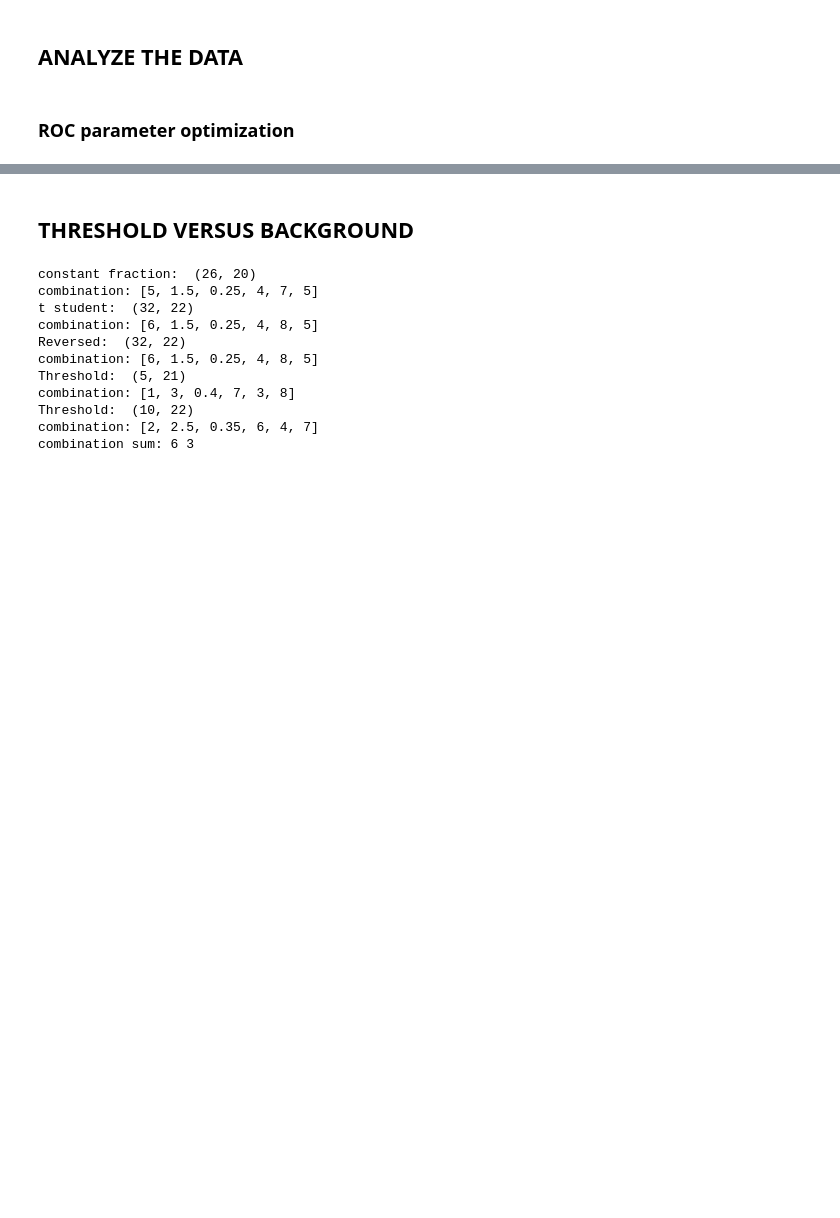
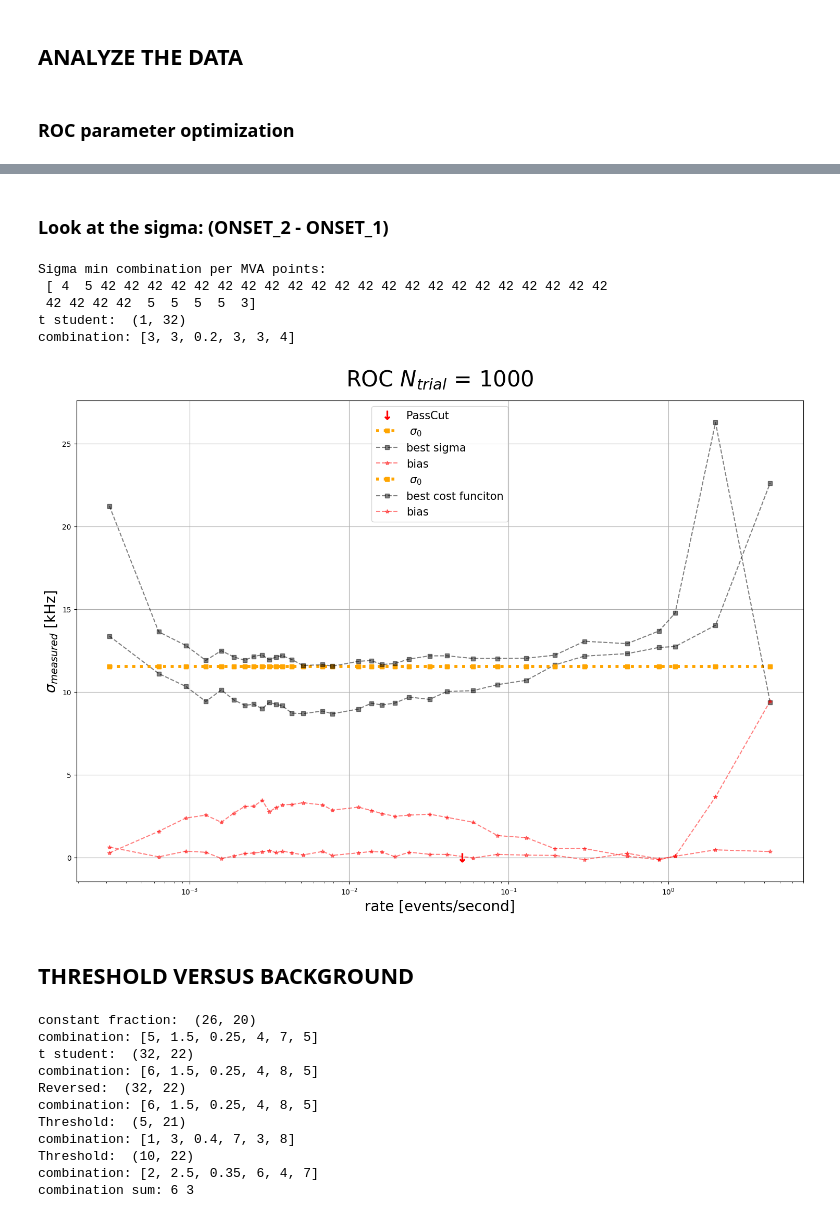
Before and after one commit to Adrianodelvincio/ALPHA, a Jupyter notebook: ALPHA-2/LineShape/MVA.ipynb, the cells around one changed output, grey strips where cells are left out. Saved outputs shown, nothing was run; the diff lists cells and outputs as text; code cells hidden in the pictures; blank space fills up the shorter version.

```diff
--- a/ALPHA-2/LineShape/MVA.ipynb
+++ b/ALPHA-2/LineShape/MVA.ipynb
@@ -526,0 +719,11 @@ plt.legend(fontsize = 15)
+# %%
+# Cost functions
+def costFunction(x,y,z):
+    return (1 - x) #+ np.abs(y)/10 + z/(2*24*5/np.sqrt(12))
+
+ROC_cost_cf = costFunction(ROC_covCf,ROC_biasCf,ROC_sigmaCf)
+ROC_cost_thr = costFunction(ROC_covThr,ROC_biasThr,ROC_sigmaThr)
+ROC_cost_veto = costFunction(ROC_covVeto,ROC_biasVeto, ROC_sigmaVeto)
+ROC_cost_rev = costFunction(ROC_covRev,ROC_biasRev, ROC_sigmaRev)
+ROC_cost_sum = costFunction(ROC_covSum,ROC_biasSum, ROC_sigmaSum)
+ROC_cost_sign = costFunction(ROC_covSign,ROC_biasSign, ROC_sigmaSign)
@@ -893,0 +874,59 @@ plt.savefig("Plot/mvaScan/ROC_forward_cost.pdf", format = "pdf")
+# %% [markdown]
+### Look at the sigma: (ONSET_2 - ONSET_1)
+# %%
+# significance  TEST
+minimaInd_sum_sigma = np.argmin(ROC_sigmaSum, axis = 0)
+print("Sigma min combination per MVA points:\n", minimaInd_sum_sigma)
+# Cost function
+ind = np.unravel_index(np.argmin(ROC_cost_sum[:][2:30], axis = None), ROC_cost_sum.shape)
+print("significance : ", ind)
+print("combination:", combinations[ind[0]])
+
+# SIGMA MEASURED: (ONSET_2 - ONSET_1)
+plt.figure(65, figsize = (18,12))
+plt.title("ROC " + r"$N_{trial}$ = " + str(Ntrial) , fontsize = 30)
+plt.xlabel("rate [events/second]", fontsize = 20)
+plt.ylabel(r"$\sigma_{measured}$ [kHz]", fontsize = 20)
+plt.xscale("log")
+plt.grid()
+#plt.yticks(np.linspace(0,45,19))
+#plt.yticks(np.linspace(-5,40,19))
+#plt.ylim(0,20)
+plt.plot(0.051, 0, color = "red", linestyle = '', marker=r'$\downarrow$', markersize = 12, label = "PassCut", alpha = 1)
+
+for i in range(0, len(combinations)):
+    if(i == minimaInd_sum[20]):
+        plt.errorbar(rate, np.ones(len(rate))*(40/np.sqrt(12)), linestyle = "dotted", marker = "s", color = "orange", linewidth = 4 ,label = r" $\sigma_{0}$")
+        #plt.errorbar(rate, ROC_sigmaCf[i], linestyle = '', marker = "v", color = "red", label = "costant fraction", alpha = 0.5)
+        #plt.errorbar(rate, ROC_sigmaVeto[i], linestyle = '',marker = ".", color = "blue", label = "forward", markersize = 10, alpha = 0.5)
+        #plt.errorbar(rate, ROC_sigmaRev[i], linestyle = '',marker = "D", color = "green", label = "reversed", alpha = 0.5)
+        #plt.errorbar(rate, ROC_sigmaThr[i], linestyle = '',marker = "d", color = "orange", label = "over Threshold", alpha = 0.5)
+        plt.errorbar(rate, ROC_sigmaSum[i], linestyle = '--',marker = "s", color = "black", label = r"best cost funciton", alpha = 0.5)
+        plt.errorbar(rate, ROC_biasSum[i], linestyle = '--',marker = "*", color = "red", label = r"bias", alpha = 0.5)
+    if(i == 42):
+        plt.errorbar(rate, np.ones(len(rate))*(40/np.sqrt(12)), linestyle = "dotted", marker = "s", color = "orange", linewidth = 4 ,label = r" $\sigma_{0}$")
+        #plt.errorbar(rate, ROC_sigmaCf[i], linestyle = '', marker = "v", color = "red", label = "costant fraction", alpha = 0.5)
+        #plt.errorbar(rate, ROC_sigmaVeto[i], linestyle = '',marker = ".", color = "blue", label = "forward", markersize = 10, alpha = 0.5)
+        #plt.errorbar(rate, ROC_sigmaRev[i], linestyle = '',marker = "D", color = "green", label = "reversed", alpha = 0.5)
+        #plt.errorbar(rate, ROC_sigmaThr[i], linestyle = '',marker = "d", color = "orange", label = "over Threshold", alpha = 0.5)
+        plt.errorbar(rate, ROC_sigmaSum[i], linestyle = '--',marker = "s", color = "black", label = r"best sigma", alpha = 0.5)
+        plt.errorbar(rate, ROC_biasSum[i], linestyle = '--',marker = "*", color = "red", label = r"bias", alpha = 0.5)
+    elif(0):
+        plt.errorbar(rate, ROC_sigmaSum[i], linestyle = '',marker = "s", color = "black",  alpha = 0.5)
+        plt.errorbar(rate, ROC_biasSum[i], linestyle = '',marker = "*", color = "red",  alpha = 0.5)
+        #plt.errorbar(rate, ROC_sigmaSum[i], linestyle = '--',marker = "*", color = "black",  alpha = 0.5)
+        #plt.errorbar(rate, ROC_sigmaCf[i], linestyle = '', marker = "v", color = "red",   alpha = 0.5)
+        #plt.errorbar(rate, ROC_sigmaVeto[i], linestyle = '',marker = ".", color = "blue",  markersize = 10, alpha = 0.5)
+        #plt.errorbar(rate, ROC_sigmaRev[i], linestyle = '',marker = "D", color = "green",  alpha = 0.5)
+        #plt.errorbar(rate, ROC_sigmaThr[i], linestyle = '',marker = "d", color = "orange", alpha = 0.5)
+
+plt.legend(fontsize = 15)
+plt.savefig("Plot/mvaScan/ROC_Sigma_Algorithm_sum.jpg", format = "jpg")
+plt.savefig("Plot/mvaScan/ROC_Sigma_Algorithm_sum.pdf", format = "pdf")
+# %% [output]
+Sigma min combination per MVA points:
+ [ 4  5 42 42 42 42 42 42 42 42 42 42 42 42 42 42 42 42 42 42 42 42 42 42
+ 42 42 42 42  5  5  5  5  3]
+t student:  (1, 32)
+combination: [3, 3, 0.2, 3, 3, 4]
+[figure, added]
```
Also changed, not shown: parts of 27 cells of this notebook, 1 other file.
